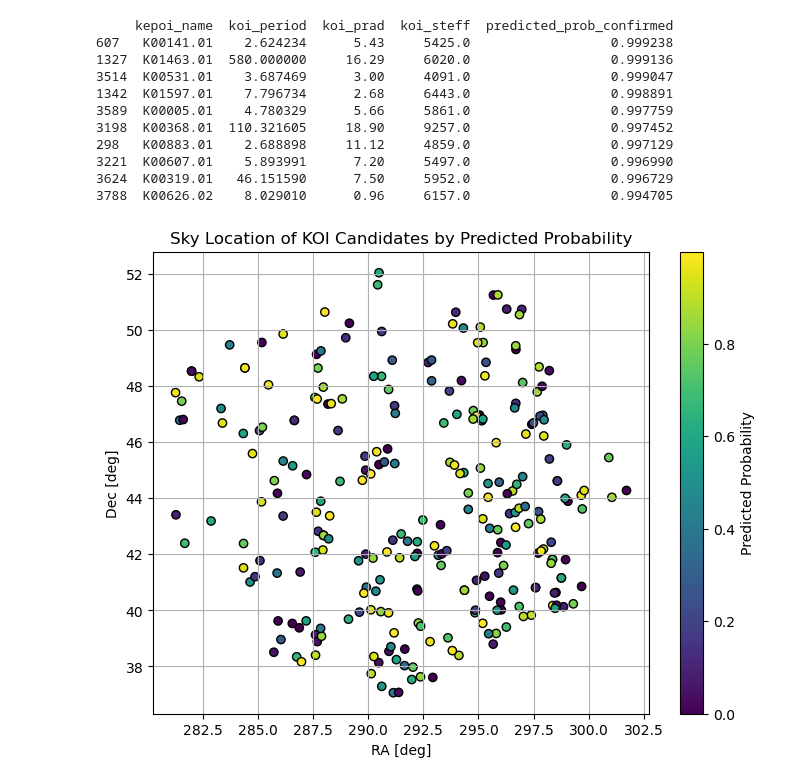
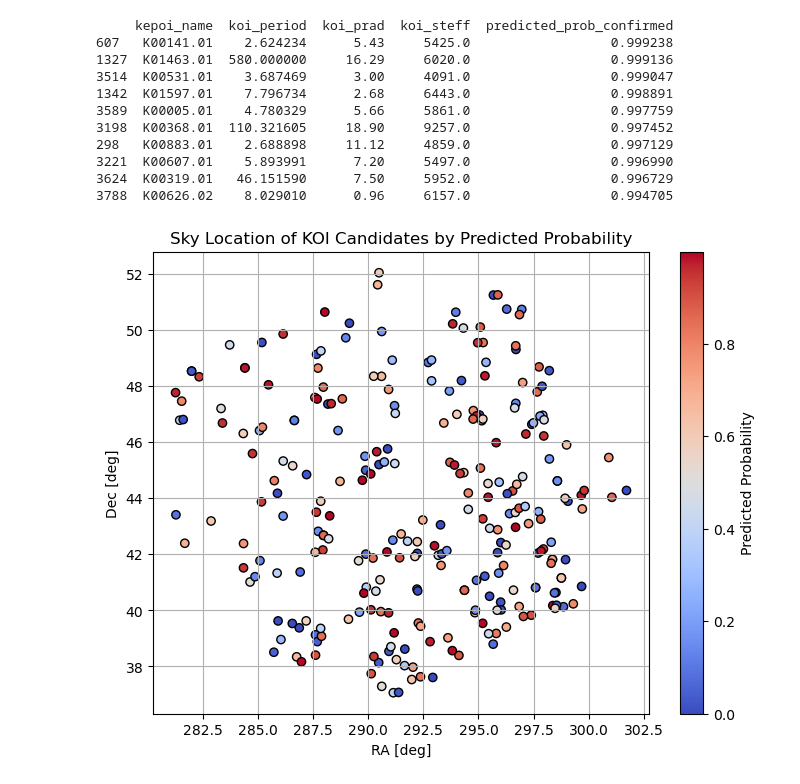
Before and after one commit to ChamillaTerp/AML2025_FinalProject, a Jupyter notebook: Chamilla/ExoplanetClassifier.ipynb, the cells around one changed output. Cells and saved outputs as stored; diff of their text form; code cells hidden in the pictures.

```diff
--- a/Chamilla/ExoplanetClassifier.ipynb
+++ b/Chamilla/ExoplanetClassifier.ipynb
@@ -473,14 +473,14 @@ print(top_preds[['kepoi_name', 'koi_period', 'koi_prad', 'koi_steff', 'predicted
 # %%
 plt.figure(figsize = (8, 6))
 sc = plt.scatter(
     candidates['ra'], candidates['dec'],
-    c = candidates['predicted_prob_confirmed'], cmap = 'viridis', edgecolor = 'k'
+    c = candidates['predicted_prob_confirmed'], cmap = 'coolwarm', edgecolor = 'k'
 )
 plt.colorbar(sc, label = 'Predicted Probability')
 plt.xlabel('RA [deg]')
 plt.ylabel('Dec [deg]')
 plt.title('Sky Location of KOI Candidates by Predicted Probability')
 plt.grid(True)
 plt.show()
 # %% [output]
-[figure, old version]
+[figure, new version]
```
Also changed, not shown: parts of 3 cells of this notebook.
